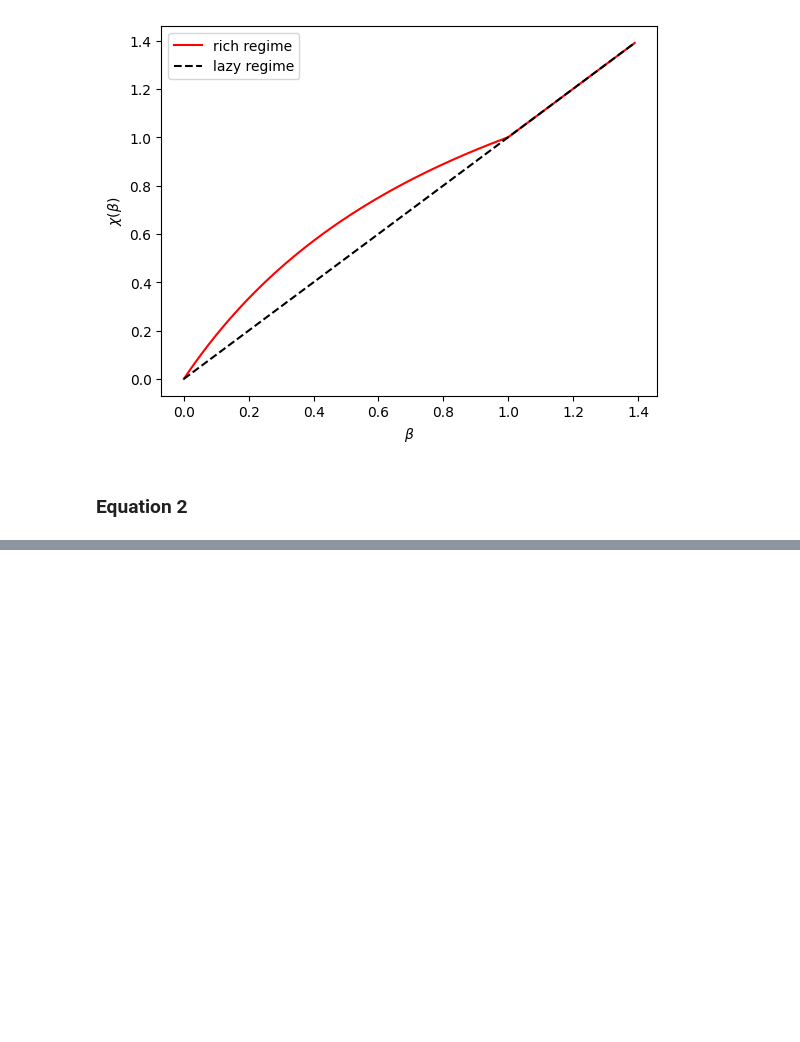
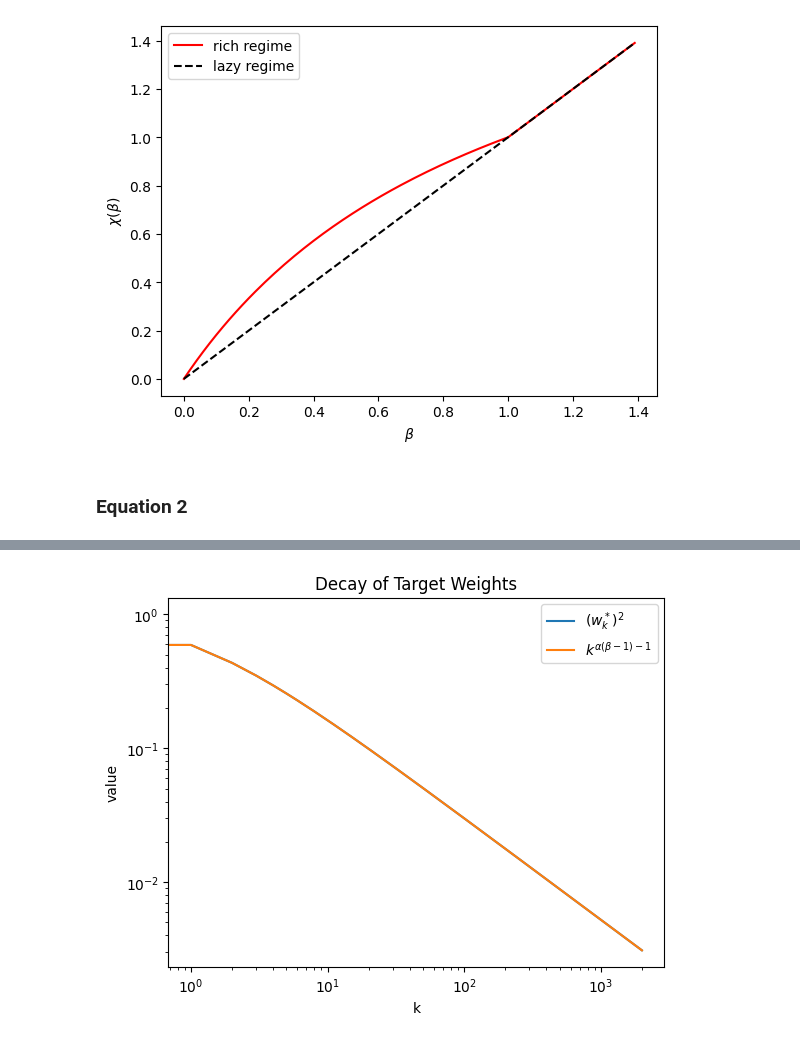
Before and after one commit to aaronjhf/Linear-Models, a Jupyter notebook: feature_learning.ipynb, the cells around one changed output, grey strips where cells are left out. Drawn from its saved outputs; the diff is of its cells as text; code cells hidden in the pictures; blank space fills up the shorter version.

```diff
--- a/feature_learning.ipynb
+++ b/feature_learning.ipynb
@@ -43,0 +71,22 @@ plt.show()
+# %%
+def gen_lambda(M, alpha):
+    return torch.diag(torch.tensor([ k**(-alpha) for k in range(1, M+1)]))
+
+
+
+alpha = 1.2
+beta = 1.2
+M = 2000
+P = int(1e5) #number of samples
+dist = torch.distributions.multivariate_normal.MultivariateNormal(torch.zeros(M), gen_lambda(M, alpha))
+lambdavals = torch.tensor([ k**(-alpha) for k in range(1, M+1)])
+wstk = torch.tensor([ (1)*np.sqrt(k)**((alpha*(beta-1)-1)) for k in range(1, M+1)]).to(torch.float32)
+plt.loglog(wstk**2, label = r"$(w^*_k)^2$")
+plt.loglog([k**(alpha*(beta-1)-1) for k in range(1, M+1)], label = r"$k^{\alpha(\beta-1)-1}$")
+plt.legend()
+plt.xlabel("k")
+plt.ylabel("value")
+plt.title("Decay of Target Weights")
+plt.show()
+# %% [output]
+[figure, added]
```
Also changed, not shown: parts of 10 cells of this notebook, 3 other files.
